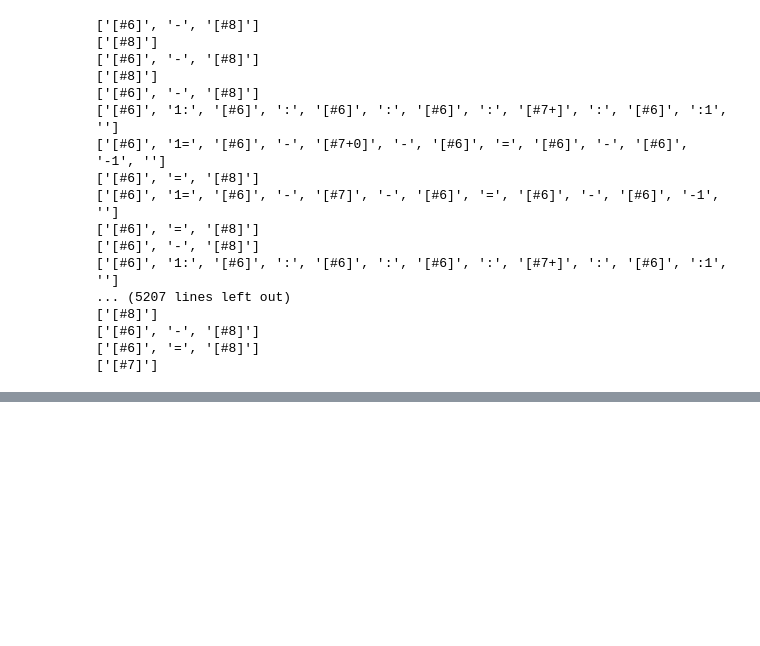
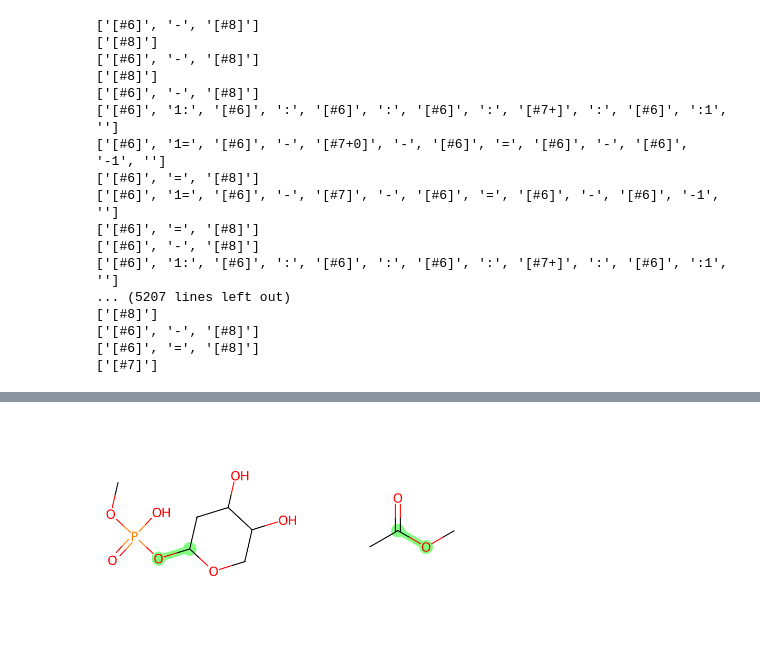
Before and after one commit to stefanpate/rcgnn, a Jupyter notebook: notebooks/hcluster.ipynb, the cells around one changed output, grey strips where cells are left out. Cells and saved outputs as stored; diff of their text form; code cells hidden in the pictures; blank space fills up the shorter version.

```diff
--- a/notebooks/hcluster.ipynb
+++ b/notebooks/hcluster.ipynb
@@ -468,0 +517,12 @@ False
+# %%
+# Two-atom reaction center where one molecule
+# matches with a ring-C, the other a linear C
+
+smiles = ['COP(=O)(O)OC3CC(O)C(O)CO3',
+          'CC(=O)OC'
+        ]
+patt = '[#6]-[#8]'
+rcs = [(5, 6), (1, 3)]
+draw_highlight_pair(smiles, rcs)
+# %% [output]
+[figure, added]
```
Also changed, not shown: parts of 7 cells of this notebook.
